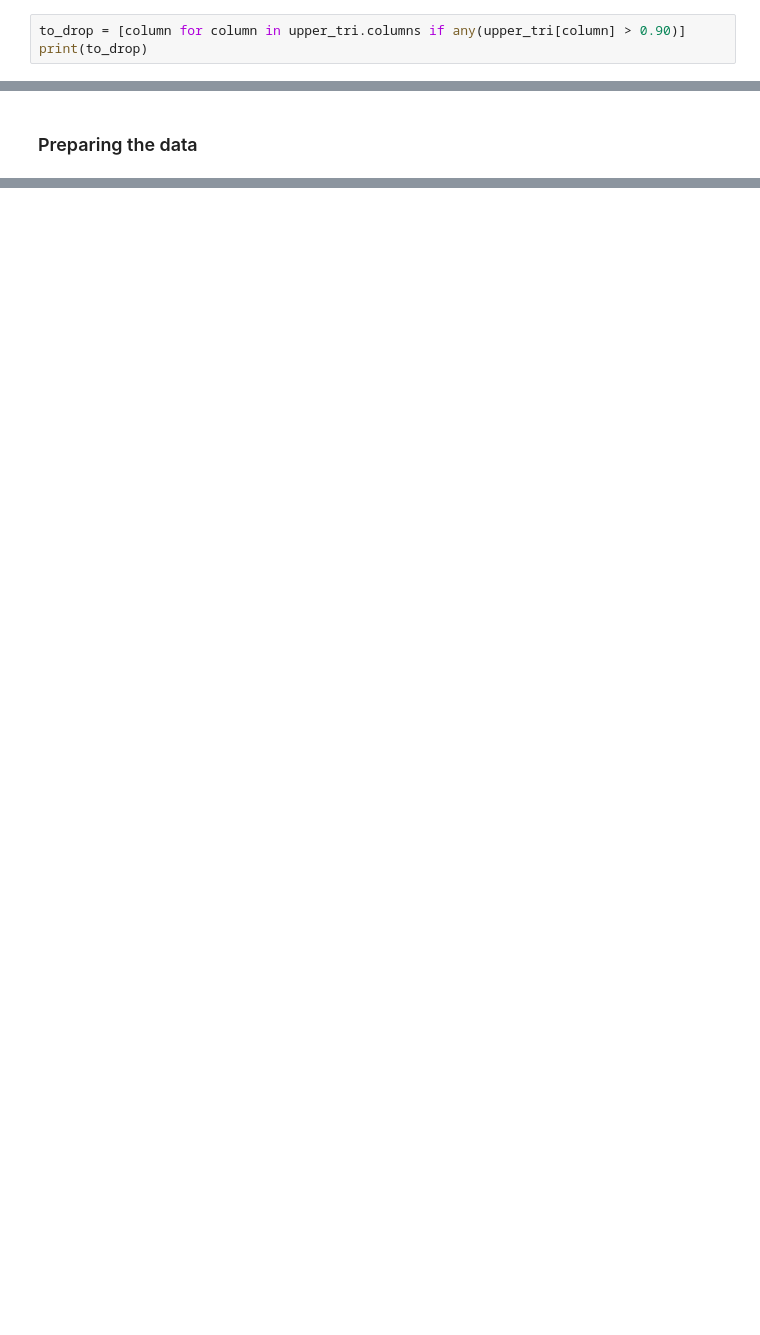
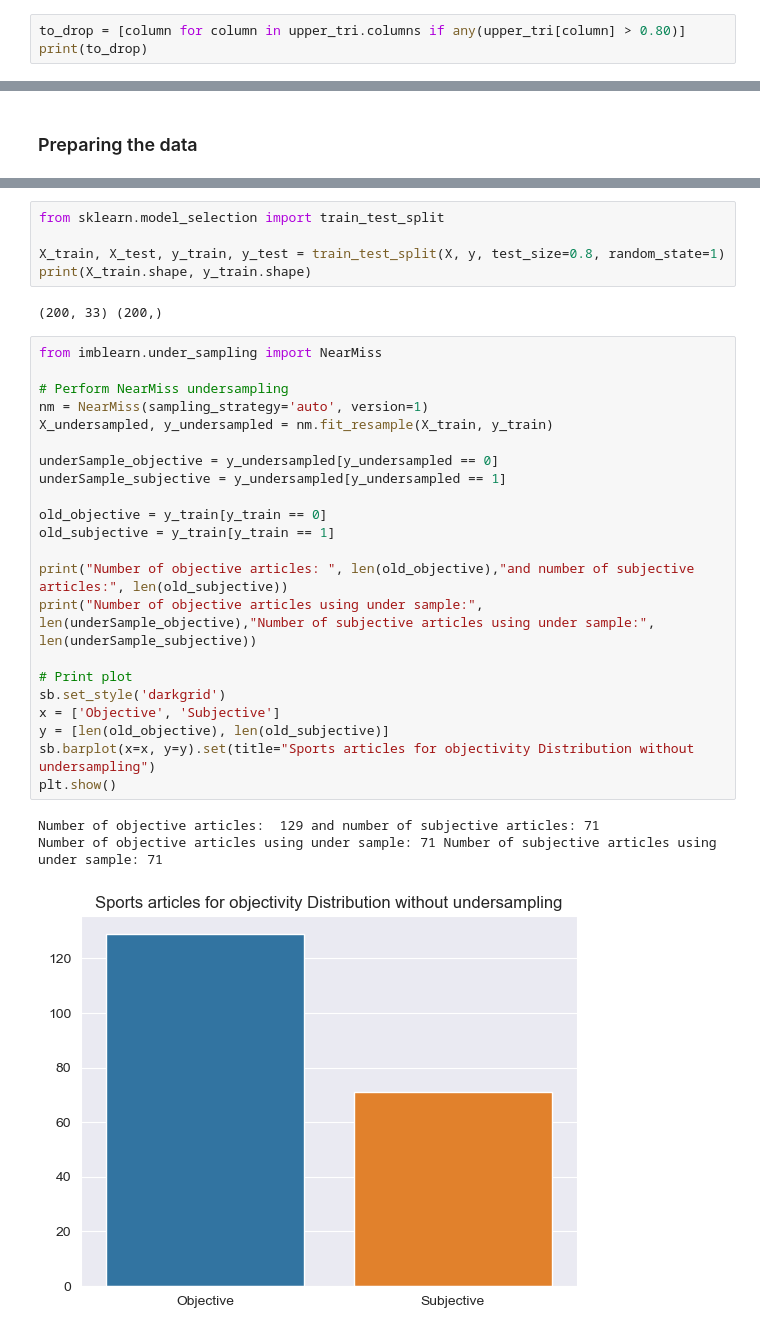
Before and after one commit to FabioRocha2227/IA-Project, a Jupyter notebook: IA-Project2/src/Sports_articles_for_objectivity_analysis.ipynb, the cells around one changed output, grey strips where cells are left out. Cells and saved outputs as stored; diff of their text form; blank space fills up the shorter version.

```diff
--- a/IA-Project2/src/Sports_articles_for_objectivity_analysis.ipynb
+++ b/IA-Project2/src/Sports_articles_for_objectivity_analysis.ipynb
@@ -155,4 +133,4 @@ NOTA:alterar o valor de correlaçao e dps comparar os resultados(0.7, 0.8, 0.95)
 # %%
-to_drop = [column for column in upper_tri.columns if any(upper_tri[column] > 0.90)]
+to_drop = [column for column in upper_tri.columns if any(upper_tri[column] > 0.80)]
 print(to_drop)
 # %% [output]
@@ -175,0 +174,33 @@ data_set.head()
+# %%
+from sklearn.model_selection import train_test_split
+
+X_train, X_test, y_train, y_test = train_test_split(X, y, test_size=0.8, random_state=1)
+print(X_train.shape, y_train.shape)
+# %% [output]
+(200, 33) (200,)
+# %%
+from imblearn.under_sampling import NearMiss
+
+# Perform NearMiss undersampling
+nm = NearMiss(sampling_strategy='auto', version=1)
+X_undersampled, y_undersampled = nm.fit_resample(X_train, y_train)
+
+underSample_objective = y_undersampled[y_undersampled == 0]
+underSample_subjective = y_undersampled[y_undersampled == 1]
+
+old_objective = y_train[y_train == 0]
+old_subjective = y_train[y_train == 1]
+
+print("Number of objective articles: ", len(old_objective),"and number of subjective articles:", len(old_subjective))
+print("Number of objective articles using under sample:", len(underSample_objective),"Number of subjective articles using under sample:", len(underSample_subjective))
+
+# Print plot
+sb.set_style('darkgrid')
+x = ['Objective', 'Subjective']
+y = [len(old_objective), len(old_subjective)]
+sb.barplot(x=x, y=y).set(title="Sports articles for objectivity Distribution without undersampling")
+plt.show()
+# %% [output]
+Number of objective articles:  129 and number of subjective articles: 71
+Number of objective articles using under sample: 71 Number of subjective articles using under sample: 71
+[figure, added]
```
Also changed, not shown: parts of 28 cells of this notebook.
